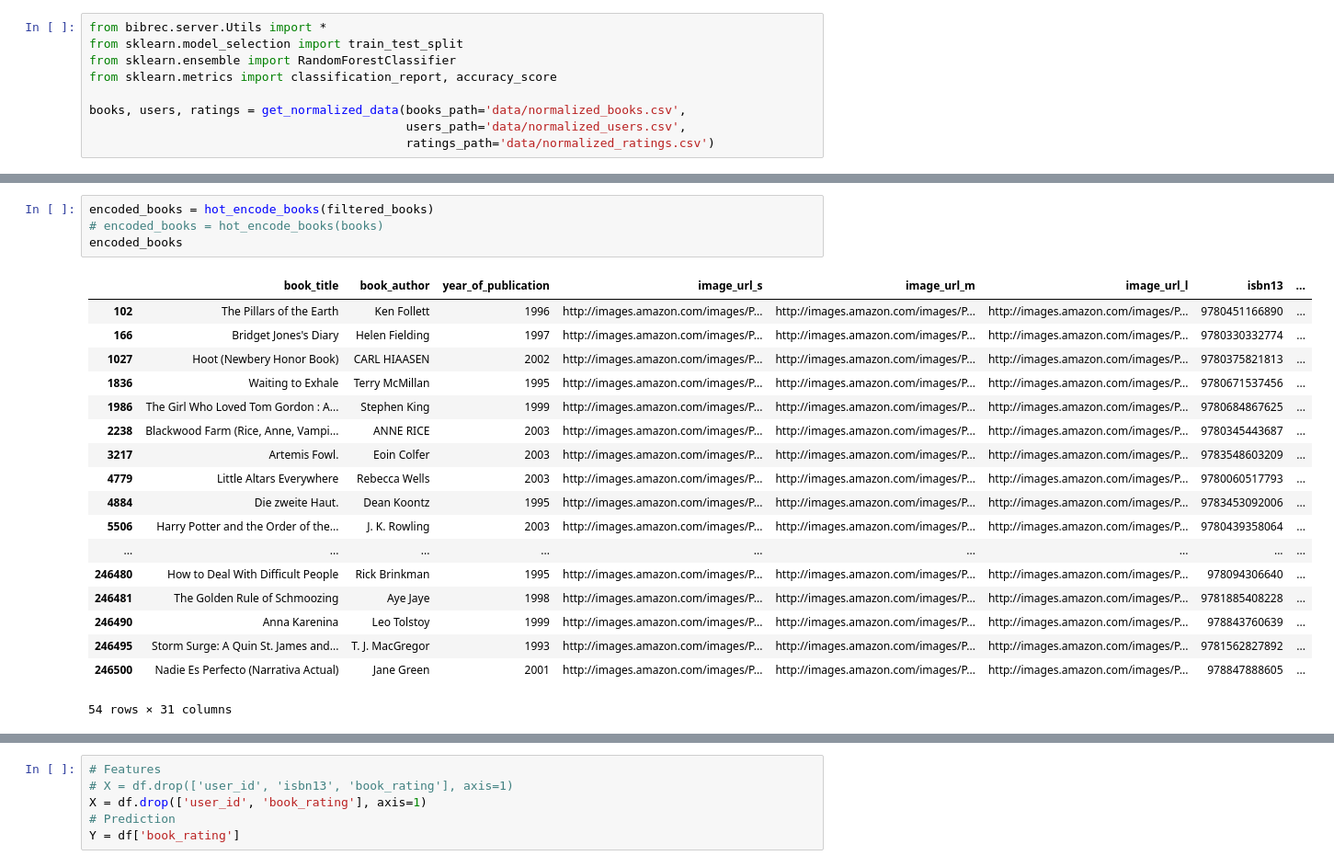
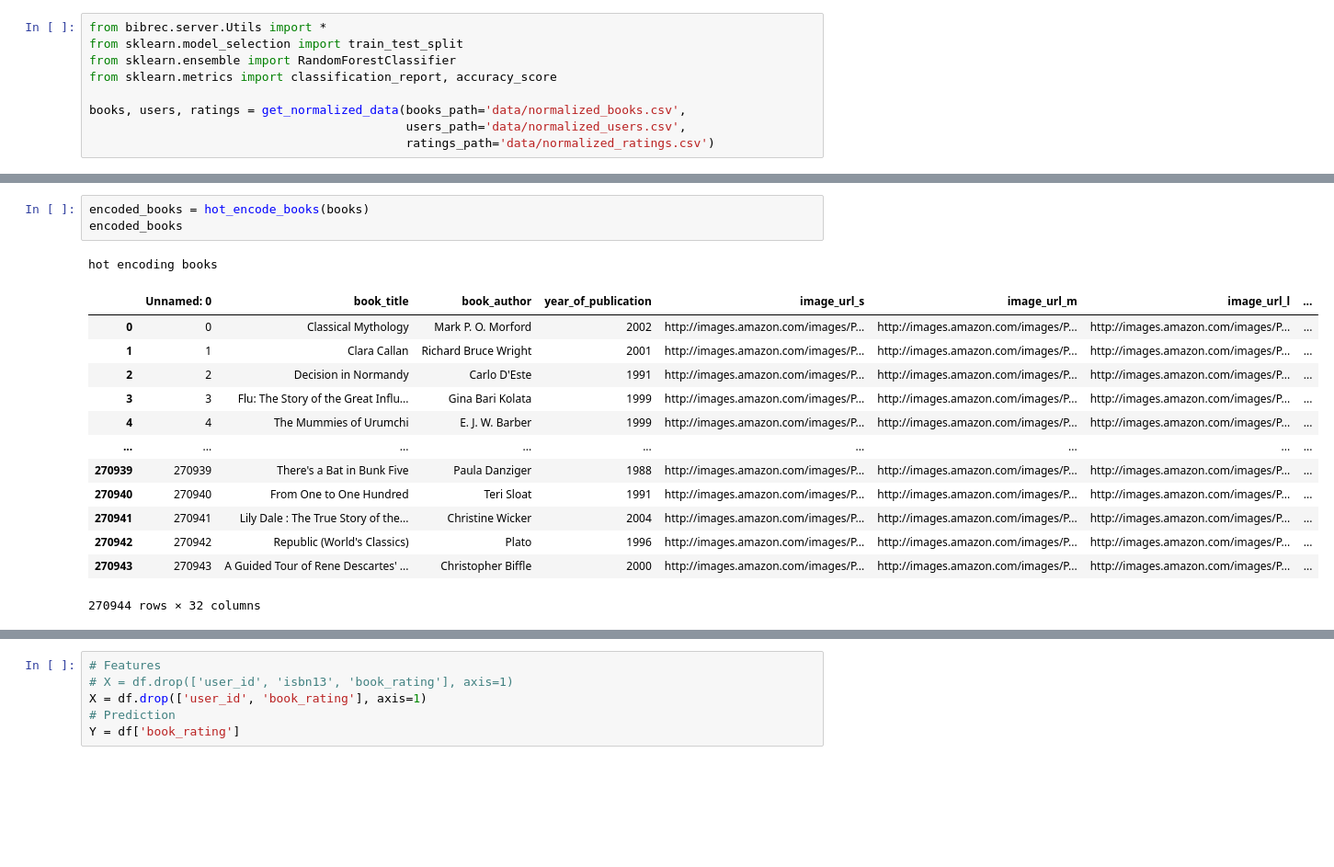
Before and after one commit to fichtnerma/Recommender, a Jupyter notebook: rf-bookCrossing5.ipynb, the cells around one changed output, grey strips where cells are left out. Shown at 92% size. Drawn from its saved outputs; the diff is of its cells as text; blank space fills up the shorter version.

```diff
--- a/rf-bookCrossing5.ipynb
+++ b/rf-bookCrossing5.ipynb
@@ -135,24 +111,19 @@ filtered_users
 # %%
-encoded_books = hot_encode_books(filtered_books)
-# encoded_books = hot_encode_books(books)
+encoded_books = hot_encode_books(books)
 encoded_books
 # %% [output]
+hot encoding books
-|  | book_title | book_author | year_of_publication | image_url_s | image_url_m | image_url_l | isbn13 | ... |
-| 102 | The Pillars of the Earth | Ken Follett | 1996 | http://images.amazon.com/images/P... | http://images.amazon.com/images/P... | http://images.amazon.com/images/P... | 9780451166890 | ... |
-| 166 | Bridget Jones's Diary | Helen Fielding | 1997 | http://images.amazon.com/images/P... | http://images.amazon.com/images/P... | http://images.amazon.com/images/P... | 9780330332774 | ... |
-| 1027 | Hoot (Newbery Honor Book) | CARL HIAASEN | 2002 | http://images.amazon.com/images/P... | http://images.amazon.com/images/P... | http://images.amazon.com/images/P... | 9780375821813 | ... |
-| 1836 | Waiting to Exhale | Terry McMillan | 1995 | http://images.amazon.com/images/P... | http://images.amazon.com/images/P... | http://images.amazon.com/images/P... | 9780671537456 | ... |
-| 1986 | The Girl Who Loved Tom Gordon : A... | Stephen King | 1999 | http://images.amazon.com/images/P... | http://images.amazon.com/images/P... | http://images.amazon.com/images/P... | 9780684867625 | ... |
-| 2238 | Blackwood Farm (Rice, Anne, Vampi... | ANNE RICE | 2003 | http://images.amazon.com/images/P... | http://images.amazon.com/images/P... | http://images.amazon.com/images/P... | 9780345443687 | ... |
-| 3217 | Artemis Fowl. | Eoin Colfer | 2003 | http://images.amazon.com/images/P... | http://images.amazon.com/images/P... | http://images.amazon.com/images/P... | 9783548603209 | ... |
-| 4779 | Little Altars Everywhere | Rebecca Wells | 2003 | http://images.amazon.com/images/P... | http://images.amazon.com/images/P... | http://images.amazon.com/images/P... | 9780060517793 | ... |
-| 4884 | Die zweite Haut. | Dean Koontz | 1995 | http://images.amazon.com/images/P... | http://images.amazon.com/images/P... | http://images.amazon.com/images/P... | 9783453092006 | ... |
-| 5506 | Harry Potter and the Order of the... | J. K. Rowling | 2003 | http://images.amazon.com/images/P... | http://images.amazon.com/images/P... | http://images.amazon.com/images/P... | 9780439358064 | ... |
+|  | Unnamed: 0 | book_title | book_author | year_of_publication | image_url_s | image_url_m | image_url_l | ... |
+| 0 | 0 | Classical Mythology | Mark P. O. Morford | 2002 | http://images.amazon.com/images/P... | http://images.amazon.com/images/P... | http://images.amazon.com/images/P... | ... |
+| 1 | 1 | Clara Callan | Richard Bruce Wright | 2001 | http://images.amazon.com/images/P... | http://images.amazon.com/images/P... | http://images.amazon.com/images/P... | ... |
+| 2 | 2 | Decision in Normandy | Carlo D'Este | 1991 | http://images.amazon.com/images/P... | http://images.amazon.com/images/P... | http://images.amazon.com/images/P... | ... |
+| 3 | 3 | Flu: The Story of the Great Influ... | Gina Bari Kolata | 1999 | http://images.amazon.com/images/P... | http://images.amazon.com/images/P... | http://images.amazon.com/images/P... | ... |
+| 4 | 4 | The Mummies of Urumchi | E. J. W. Barber | 1999 | http://images.amazon.com/images/P... | http://images.amazon.com/images/P... | http://images.amazon.com/images/P... | ... |
 | ... | ... | ... | ... | ... | ... | ... | ... | ... |
-| 246480 | How to Deal With Difficult People | Rick Brinkman | 1995 | http://images.amazon.com/images/P... | http://images.amazon.com/images/P... | http://images.amazon.com/images/P... | 978094306640 | ... |
-| 246481 | The Golden Rule of Schmoozing | Aye Jaye | 1998 | http://images.amazon.com/images/P... | http://images.amazon.com/images/P... | http://images.amazon.com/images/P... | 9781885408228 | ... |
-| 246490 | Anna Karenina | Leo Tolstoy | 1999 | http://images.amazon.com/images/P... | http://images.amazon.com/images/P... | http://images.amazon.com/images/P... | 978843760639 | ... |
-| 246495 | Storm Surge: A Quin St. James and... | T. J. MacGregor | 1993 | http://images.amazon.com/images/P... | http://images.amazon.com/images/P... | http://images.amazon.com/images/P... | 9781562827892 | ... |
-| 246500 | Nadie Es Perfecto (Narrativa Actual) | Jane Green | 2001 | http://images.amazon.com/images/P... | http://images.amazon.com/images/P... | http://images.amazon.com/images/P... | 978847888605 | ... |
+| 270939 | 270939 | There's a Bat in Bunk Five | Paula Danziger | 1988 | http://images.amazon.com/images/P... | http://images.amazon.com/images/P... | http://images.amazon.com/images/P... | ... |
+| 270940 | 270940 | From One to One Hundred | Teri Sloat | 1991 | http://images.amazon.com/images/P... | http://images.amazon.com/images/P... | http://images.amazon.com/images/P... | ... |
+| 270941 | 270941 | Lily Dale : The True Story of the... | Christine Wicker | 2004 | http://images.amazon.com/images/P... | http://images.amazon.com/images/P... | http://images.amazon.com/images/P... | ... |
+| 270942 | 270942 | Republic (World's Classics) | Plato | 1996 | http://images.amazon.com/images/P... | http://images.amazon.com/images/P... | http://images.amazon.com/images/P... | ... |
+| 270943 | 270943 | A Guided Tour of Rene Descartes' ... | Christopher Biffle | 2000 | http://images.amazon.com/images/P... | http://images.amazon.com/images/P... | http://images.amazon.com/images/P... | ... |
-54 rows × 31 columns
+270944 rows × 32 columns
 # %%
```
Also changed, not shown: parts of 29 cells of this notebook, 3 other files.
